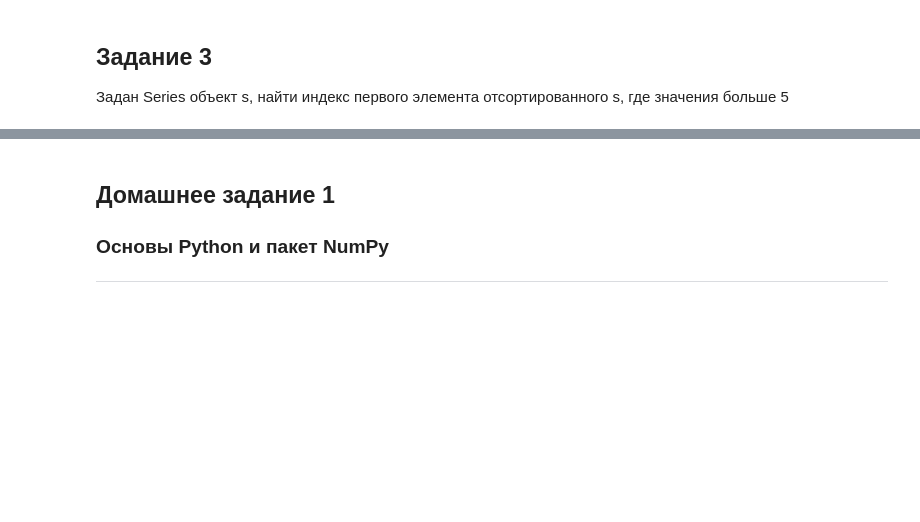
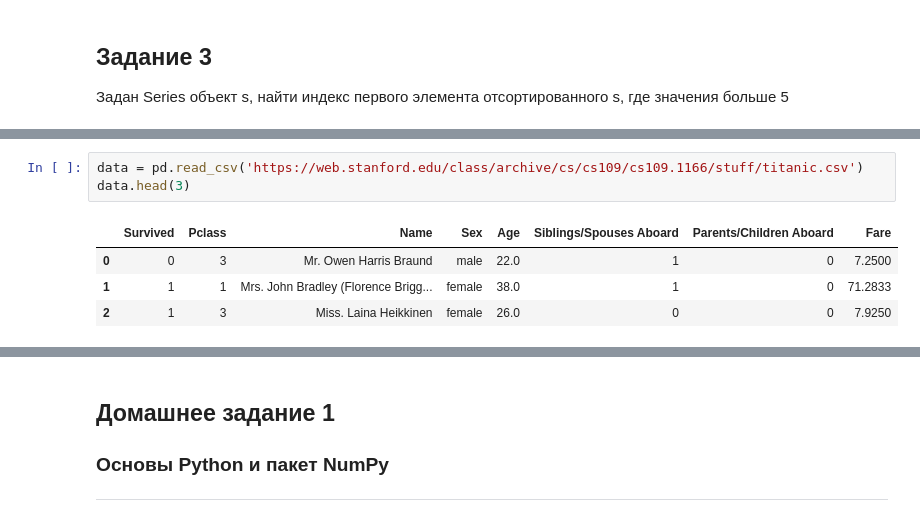
Before and after one commit to nkrupiy/scratches, a Jupyter notebook: homework1_Крупий_Николай.ipynb, the cells around one changed output, grey strips where cells are left out. Drawn from its saved outputs; the diff is of its cells as text; blank space fills up the shorter version.

```diff
--- a/homework1_Крупий_Николай.ipynb
+++ b/homework1_Крупий_Николай.ipynb
@@ -56,0 +187,8 @@ AttributeError: ignored
+# %%
+data = pd.read_csv('https://web.stanford.edu/class/archive/cs/cs109/cs109.1166/stuff/titanic.csv')
+data.head(3)
+# %% [output]
+|  | Survived | Pclass | Name | Sex | Age | Siblings/Spouses Aboard | Parents/Children Aboard | Fare |
+| 0 | 0 | 3 | Mr. Owen Harris Braund | male | 22.0 | 1 | 0 | 7.2500 |
+| 1 | 1 | 1 | Mrs. John Bradley (Florence Brigg... | female | 38.0 | 1 | 0 | 71.2833 |
+| 2 | 1 | 3 | Miss. Laina Heikkinen | female | 26.0 | 0 | 0 | 7.9250 |
```
Also changed, not shown: parts of 17 cells of this notebook.
